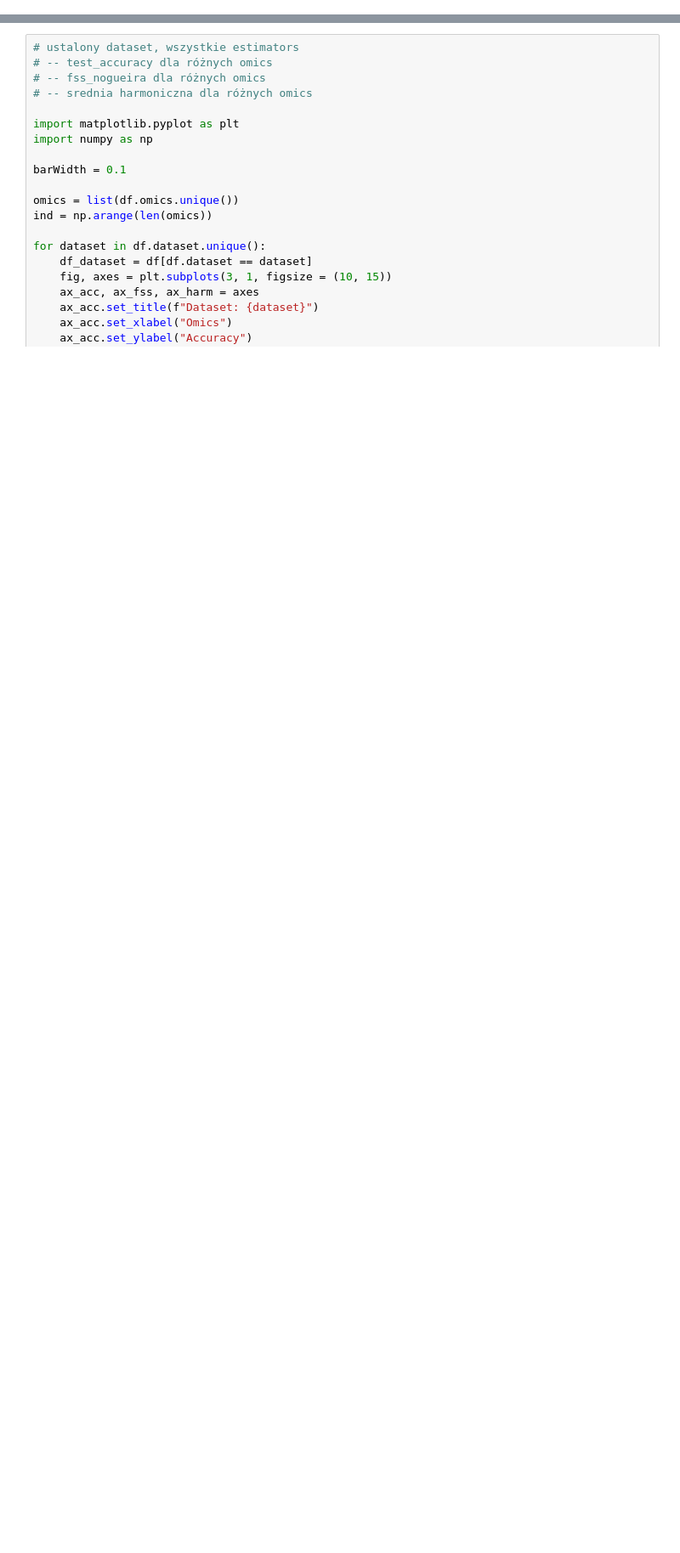
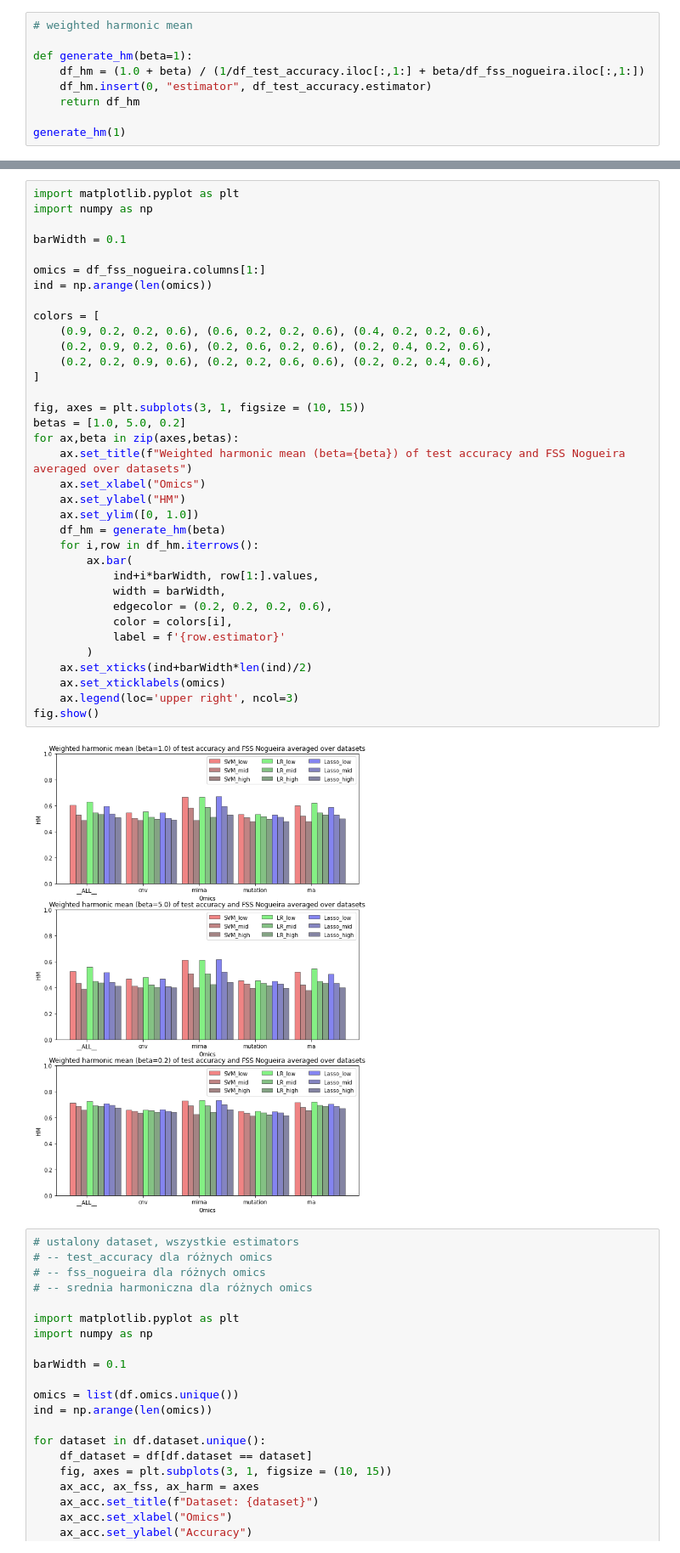
Before and after one commit to tlukaszuk/feature-selection-stability-on-multi-omics-data, a Jupyter notebook: results_presentation.ipynb, the cells around one changed output, grey strips where cells are left out. Shown at 85% size. Saved outputs shown, nothing was run; the diff lists cells and outputs as text; blank space fills up the shorter version.

```diff
--- a/results_presentation.ipynb
+++ b/results_presentation.ipynb
@@ -7,0 +135,9 @@ df.head()
+# %%
+# weighted harmonic mean
+
+def generate_hm(beta=1):
+    df_hm = (1.0 + beta) / (1/df_test_accuracy.iloc[:,1:] + beta/df_fss_nogueira.iloc[:,1:])
+    df_hm.insert(0, "estimator", df_test_accuracy.estimator)
+    return df_hm
+
+generate_hm(1)
@@ -8,3 +155,40 @@ df.head()
+# %%
+import matplotlib.pyplot as plt
+import numpy as np
+
+barWidth = 0.1
+
+omics = df_fss_nogueira.columns[1:]
+ind = np.arange(len(omics))
+
+colors = [
+    (0.9, 0.2, 0.2, 0.6), (0.6, 0.2, 0.2, 0.6), (0.4, 0.2, 0.2, 0.6),
+    (0.2, 0.9, 0.2, 0.6), (0.2, 0.6, 0.2, 0.6), (0.2, 0.4, 0.2, 0.6),
+    (0.2, 0.2, 0.9, 0.6), (0.2, 0.2, 0.6, 0.6), (0.2, 0.2, 0.4, 0.6),
+]
+
+fig, axes = plt.subplots(3, 1, figsize = (10, 15))
+betas = [1.0, 5.0, 0.2]
+for ax,beta in zip(axes,betas):
+    ax.set_title(f"Weighted harmonic mean (beta={beta}) of test accuracy and FSS Nogueira averaged over datasets")
+    ax.set_xlabel("Omics")
+    ax.set_ylabel("HM")
+    ax.set_ylim([0, 1.0])
+    df_hm = generate_hm(beta)
+    for i,row in df_hm.iterrows():
+        ax.bar(
+            ind+i*barWidth, row[1:].values,
+            width = barWidth,
+            edgecolor = (0.2, 0.2, 0.2, 0.6),
+            color = colors[i],
+            label = f'{row.estimator}'
+        )
+    ax.set_xticks(ind+barWidth*len(ind)/2)
+    ax.set_xticklabels(omics)
+    ax.legend(loc='upper right', ncol=3)
+fig.show()
+# %% [output]
+[figure, added]
 # %%
 # ustalony dataset, wszystkie estimators
 # -- test_accuracy dla różnych omics
```
Also changed, not shown: parts of 6 cells of this notebook, 9 other files.
